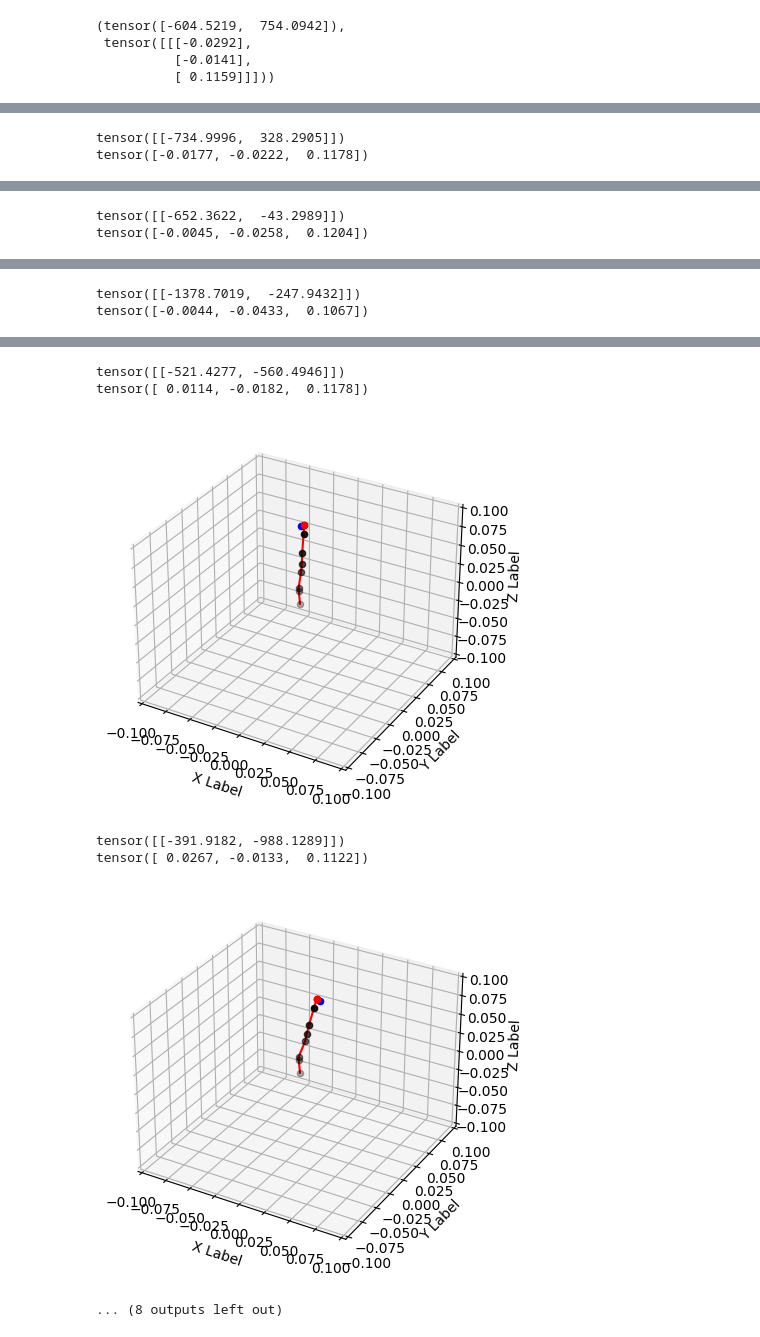
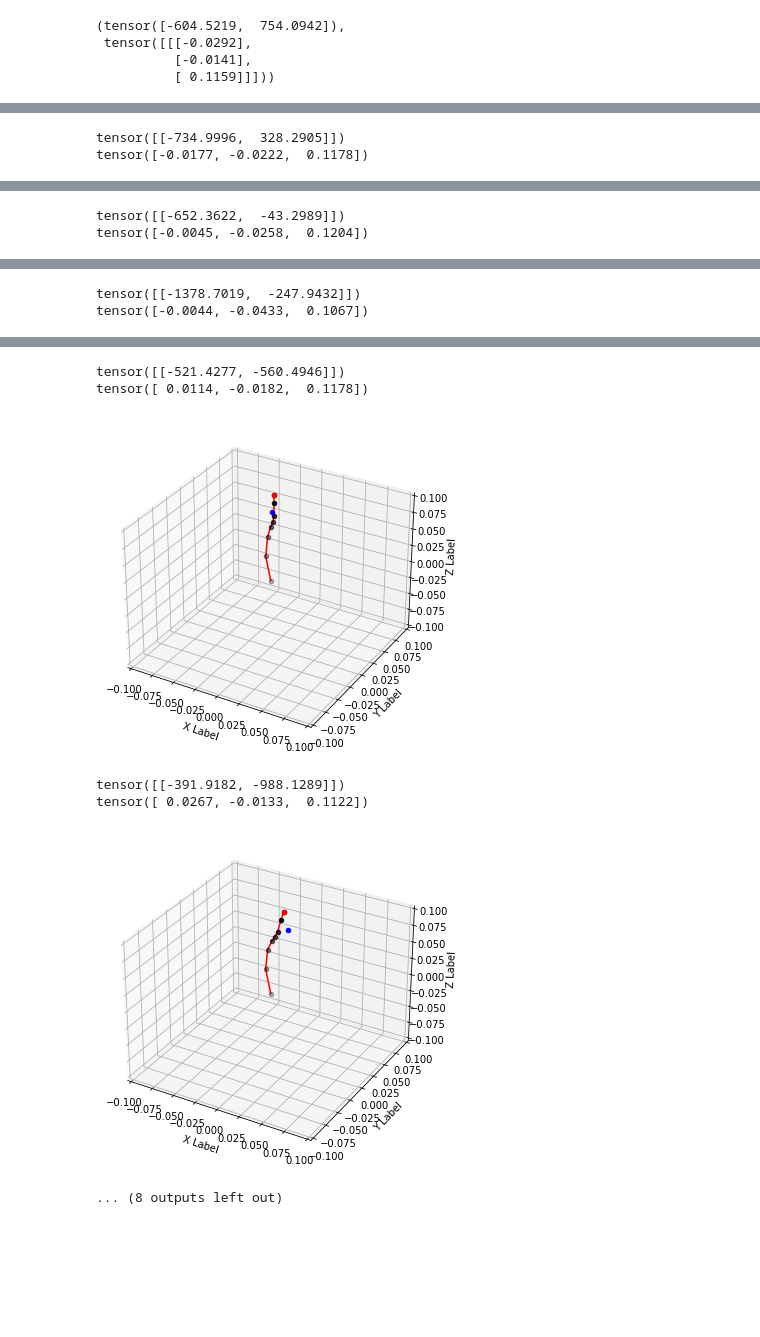
Before and after one commit to terry97-guel/KINN, a Jupyter notebook: code/control/fk_check.ipynb, the cells around one changed output, grey strips where cells are left out. Cells and saved outputs as stored; diff of their text form; code cells hidden in the pictures; blank space fills up the shorter version.

```diff
--- a/code/control/fk_check.ipynb
+++ b/code/control/fk_check.ipynb
@@ -64,7 +64,7 @@ if args.MODEL == 'PRIMNET':
 elif args.MODEL == 'FC_PRIMNET':
     model = FC_PRIMNET(args=args).to(args.device)
 
-model.load_state_dict(torch.load(BASEDIR/'results'/path/"weights/epoch_1000.pth"))
+model.load_state_dict(torch.load(BASEDIR/'results'/path/"weights/epoch_500.pth"))
 # %% [output]
 <All keys matched successfully>
 # %%
@@ -186,7 +221,7 @@ for idx in range(10,20):
     ps = model(motor_control)[0].detach().cpu().squeeze(-1).numpy()
     # ps[-1,:], target_position
 
-    fig = plt.figure()
+    fig = plt.figure(figsize=(6,6))
     ax = fig.add_subplot(projection='3d')
 
     ps = np.vstack([np.array([0,0,0]), ps])
@@ -232,9 +267,9 @@ tensor([-0.0044, -0.0433,  0.1067])
 tensor([[-521.4277, -560.4946]])
 tensor([ 0.0114, -0.0182,  0.1178])
-[figure, old version]
+[figure, new version]
 tensor([[-391.9182, -988.1289]])
 tensor([ 0.0267, -0.0133,  0.1122])
-[figure, old version]
+[figure, new version]
 ... (8 outputs left out)
 # %%
 motor_control = torch.FloatTensor([1000,0]).unsqueeze(0)
```
Also changed, not shown: parts of 12 cells of this notebook, 3 other files.
